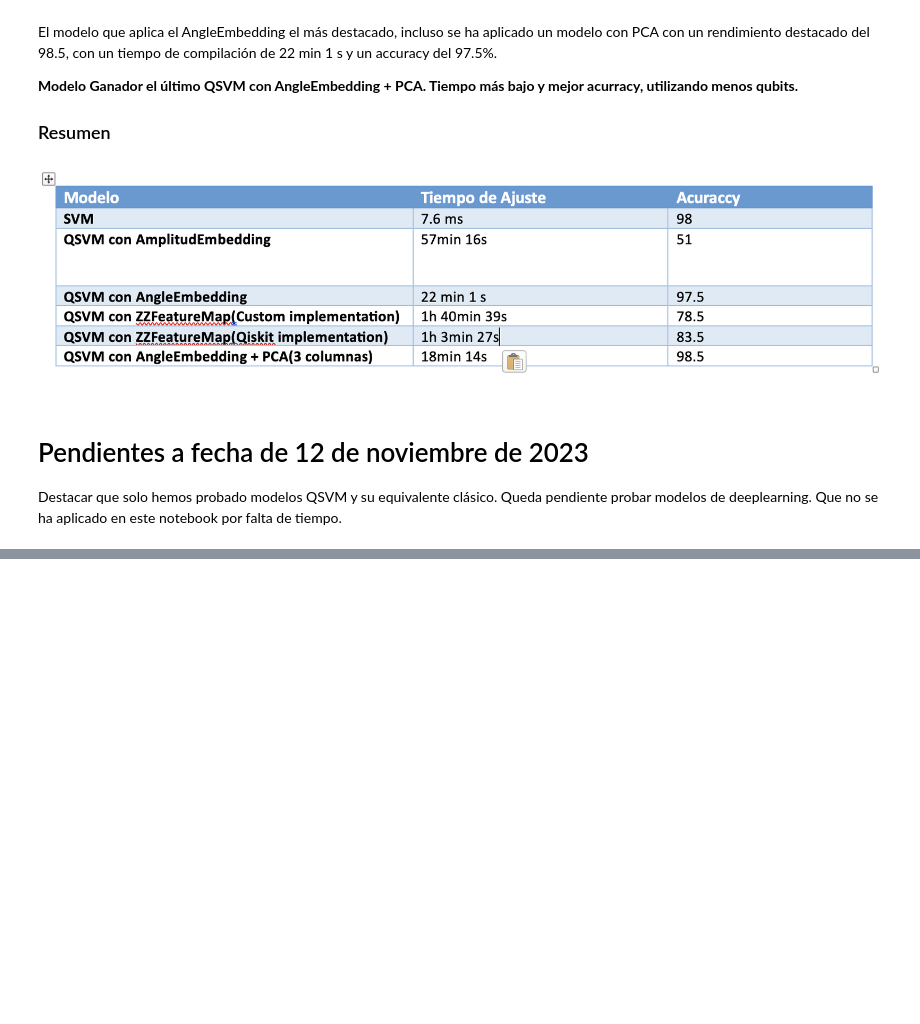
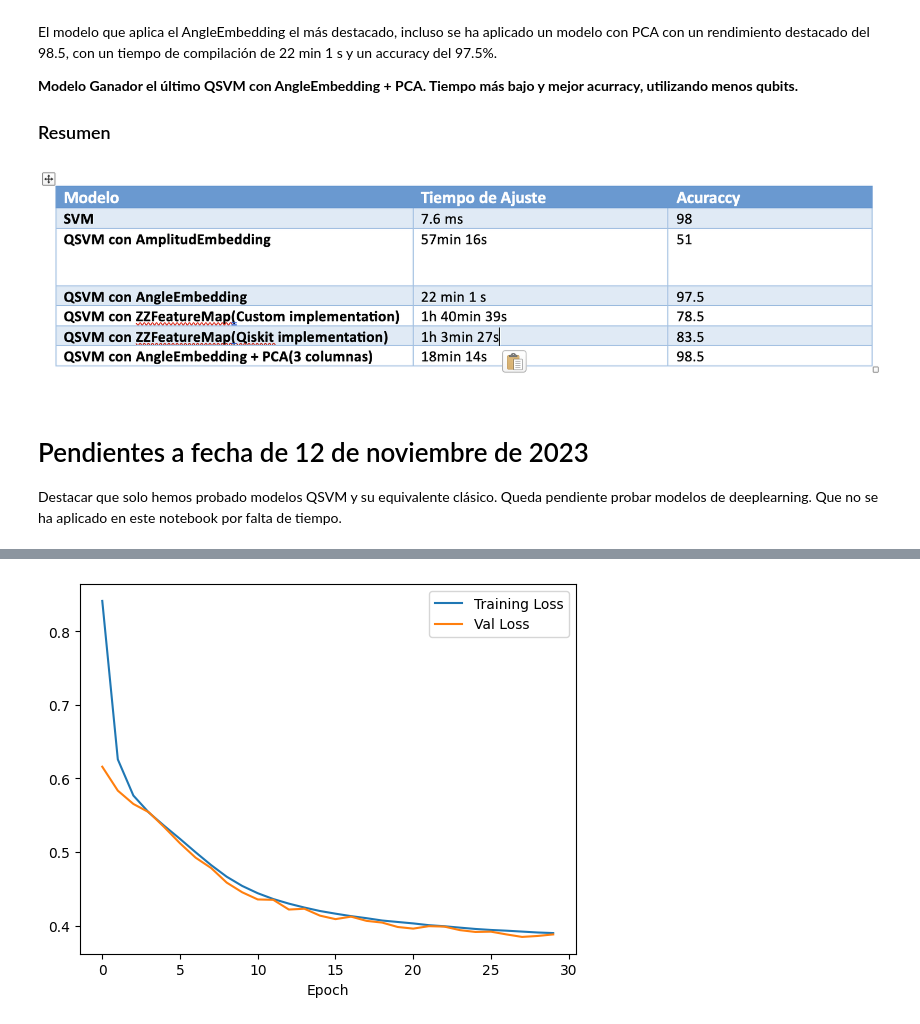
Before and after one commit to edmenciab733/ecc_qiskit_fallfest, a Jupyter notebook: challenge_quantumquipu.ipynb, the cells around one changed output, grey strips where cells are left out. Drawn from its saved outputs; the diff is of its cells as text; code cells hidden in the pictures; blank space fills up the shorter version.

```diff
--- a/challenge_quantumquipu.ipynb
+++ b/challenge_quantumquipu.ipynb
@@ -462,0 +516,2 @@ Destacar que solo hemos probado modelos QSVM y su equivalente clásico. Queda pe
+# %%
+x_val, x_test, y_val, y_test = train_test_split(x_test, y_test, train_size = 0.5)
@@ -462,0 +547,11 @@ Destacar que solo hemos probado modelos QSVM y su equivalente clásico. Queda pe
+# %%
+theta_weights = {"theta": 12 }
+
+model = tf.keras.models.Sequential([
+    tf.keras.layers.Input(4), tf.keras.layers.Dense(4, activation="sigmoid"), qml.qnn.KerasLayer(qnn, theta_weights, output_dim=1)
+])
+opt = tf.keras.optimizers.Adam(learning_rate = 0.005)
+
+
+model.compile(opt, loss=tf.keras.losses.BinaryCrossentropy())
+history = model.fit(x_tr, y_train, epochs = 30, shuffle = True,  validation_data = (x_val, y_val),  batch_size = 10, )
@@ -462,0 +594,4 @@ Destacar que solo hemos probado modelos QSVM y su equivalente clásico. Queda pe
+# %%
+plot_losses(history)
+# %% [output]
+[figure, added]
```
Also changed, not shown: parts of 31 cells of this notebook.
